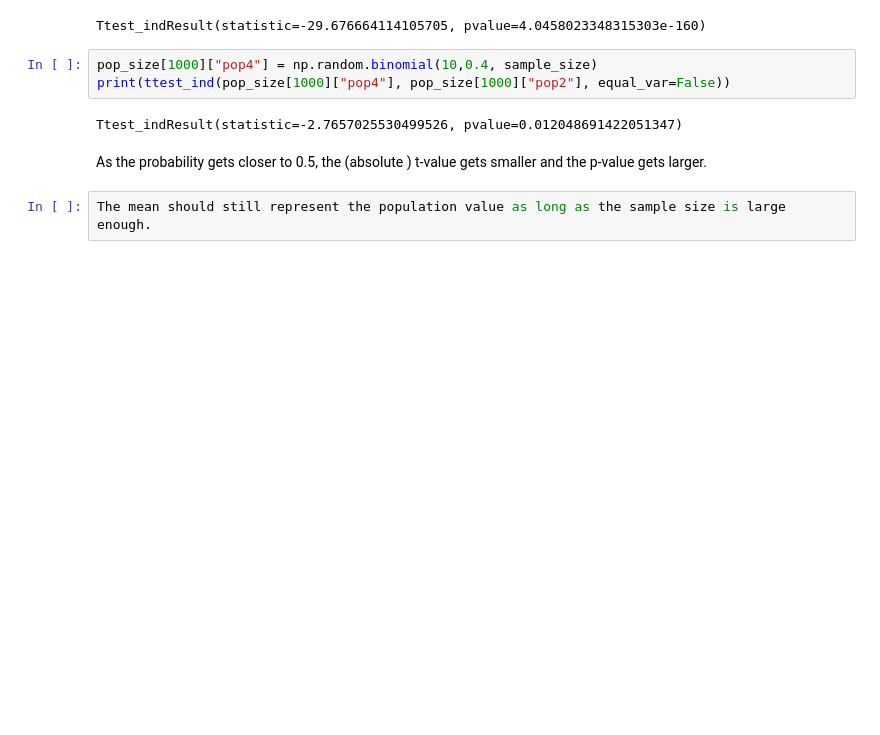
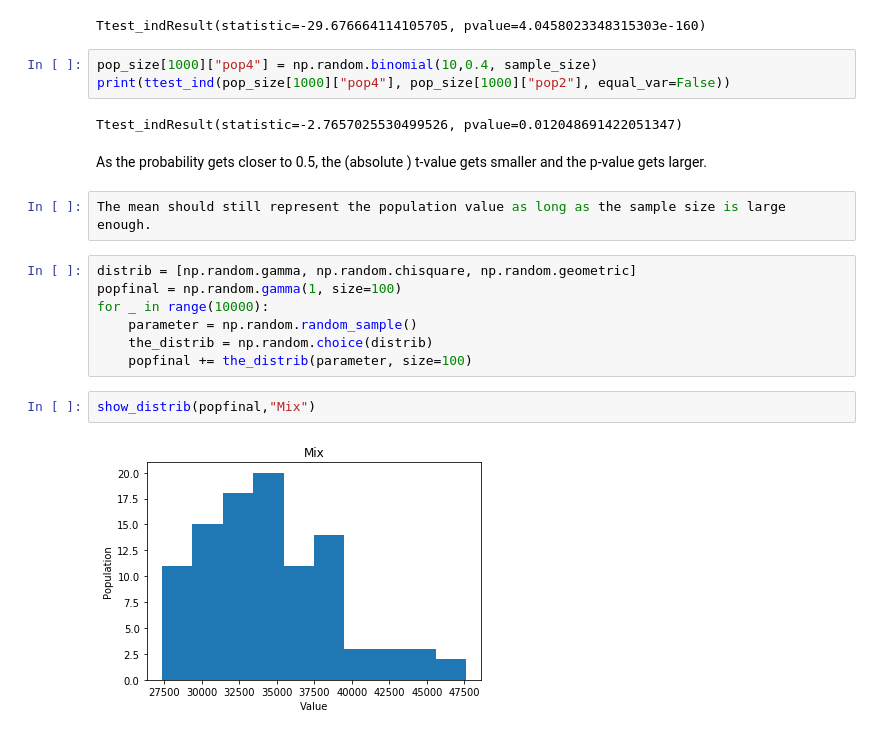
Before and after one commit to percevalve/test, a Jupyter notebook: DRILL - Exploring the Central Limit Theorem.ipynb, the cells around one changed output. Saved outputs shown, nothing was run; the diff lists cells and outputs as text; blank space fills up the shorter version.

```diff
--- a/DRILL - Exploring the Central Limit Theorem.ipynb
+++ b/DRILL - Exploring the Central Limit Theorem.ipynb
@@ -110,3 +110,14 @@ Ttest_indResult(statistic=-2.7657025530499526, pvalue=0.012048691422051347)
 As the probability gets closer to 0.5, the (absolute ) t-value gets smaller and the p-value gets larger.
 # %%
 The mean should still represent the population value as long as the sample size is large enough.
+# %%
+distrib = [np.random.gamma, np.random.chisquare, np.random.geometric]
+popfinal = np.random.gamma(1, size=100)
+for _ in range(10000):
+    parameter = np.random.random_sample()
+    the_distrib = np.random.choice(distrib)
+    popfinal += the_distrib(parameter, size=100)
+# %%
+show_distrib(popfinal,"Mix")
+# %% [output]
+[figure, added]
```
